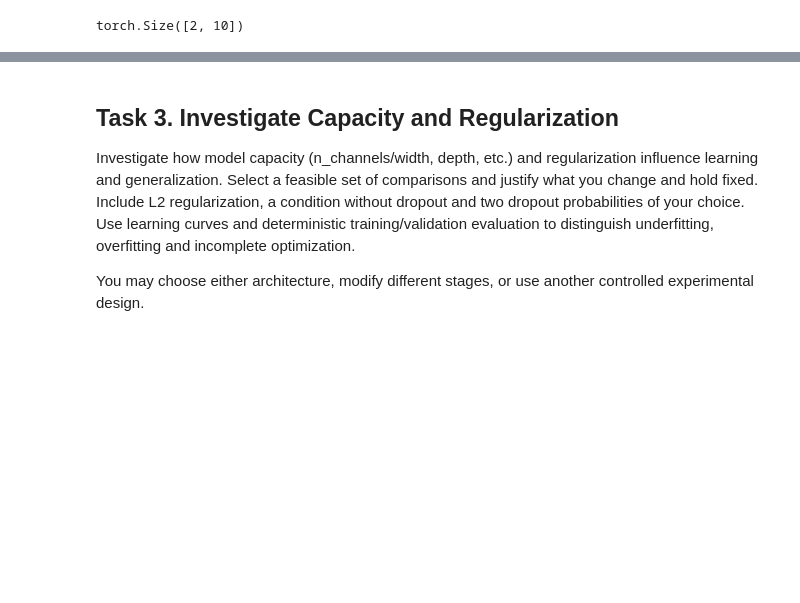
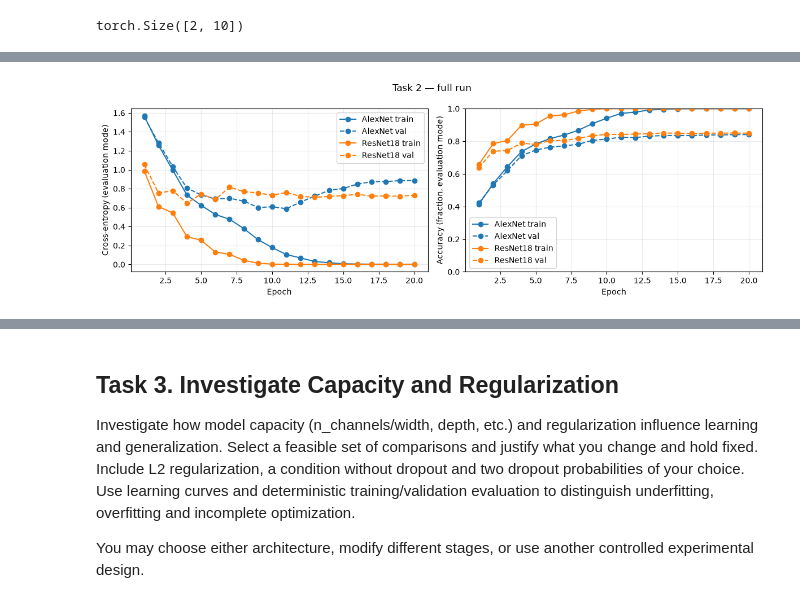
Before and after one commit to TheArtemis/ID2223-Scalable-Machine-Learning-and-Deep-Learning, a Jupyter notebook: assignments/ass1/lab-assignment-notebook.ipynb, the cells around one changed output, grey strips where cells are left out. Saved outputs shown, nothing was run; the diff lists cells and outputs as text; code cells hidden in the pictures; blank space fills up the shorter version.

Commit message:
Complete Task 2 model training and analysis

```diff
--- a/assignments/ass1/lab-assignment-notebook.ipynb
+++ b/assignments/ass1/lab-assignment-notebook.ipynb
@@ -280,7 +325,8 @@ class BasicBlock(nn.Module):
                 out_channels=out_channels,
                 kernel_size=3,
                 padding=1,
-                stride=stride
+                stride=stride,
+                bias=False
             ),
             nn.BatchNorm2d(out_channels),
             nn.ReLU(),
@@ -289,7 +335,8 @@ class BasicBlock(nn.Module):
                 out_channels=out_channels,
                 kernel_size=3,
                 padding=1,
-                stride=1
+                stride=1,
+                bias=False
             ),
             nn.BatchNorm2d(out_channels),
         )
@@ -306,7 +353,8 @@ class BasicBlock(nn.Module):
                     in_channels=in_channels,
                     out_channels=out_channels,
                     kernel_size=1,
-                    stride=stride
+                    stride=stride,
+                    bias=False
                 ),
                 nn.BatchNorm2d(out_channels),
             )
@@ -332,7 +380,8 @@ class ResNet(nn.Module):
                 out_channels=64,
                 kernel_size=3,
                 stride=1,
-                padding=1
+                padding=1,
+                bias=False
             ),
             nn.BatchNorm2d(64),
             nn.ReLU(),
@@ -368,0 +693,10 @@ torch.Size([2, 10])
+# %%
+histories, summaries = {}, []
+for name in MODEL_BUILDERS:
+    histories[name], summary = train_model(name)
+    summaries.append(summary)
+    comparison = pd.DataFrame(summaries)
+    comparison.to_csv(output_dir / "comparison.csv", index=False)
+display(comparison)
+if RUN_MODE == "smoke":
+    print("SMOKE CHECK ONLY: set RUN_MODE='full' and rerun from the configuration cell for report results.")
@@ -368,0 +724,21 @@ torch.Size([2, 10])
+# %%
+fig, axes = plt.subplots(1, 2, figsize=(12, 4))
+for name, history in histories.items():
+    line, = axes[0].plot(history["epoch"], history["train_loss"], marker="o", label=f"{name} train")
+    color = line.get_color()
+    axes[0].plot(history["epoch"], history["val_loss"], "--o", color=color, label=f"{name} val")
+    axes[1].plot(history["epoch"], history["train_accuracy"], "-o", color=color, label=f"{name} train")
+    axes[1].plot(history["epoch"], history["val_accuracy"], "--o", color=color, label=f"{name} val")
+axes[0].set_ylabel("Cross-entropy (evaluation mode)")
+axes[1].set_ylabel("Accuracy (fraction, evaluation mode)")
+axes[1].set_ylim(0, 1)
+for ax in axes:
+    ax.set_xlabel("Epoch")
+    ax.legend()
+    ax.grid(alpha=0.25)
+fig.suptitle(f"Task 2 — {RUN_MODE} run")
+fig.tight_layout()
+fig.savefig(output_dir / "learning_curves.png", dpi=150, bbox_inches="tight")
+plt.show()
+# %% [output]
+[figure, added]
```
Also changed, not shown: parts of 10 cells of this notebook, 12 other files.
